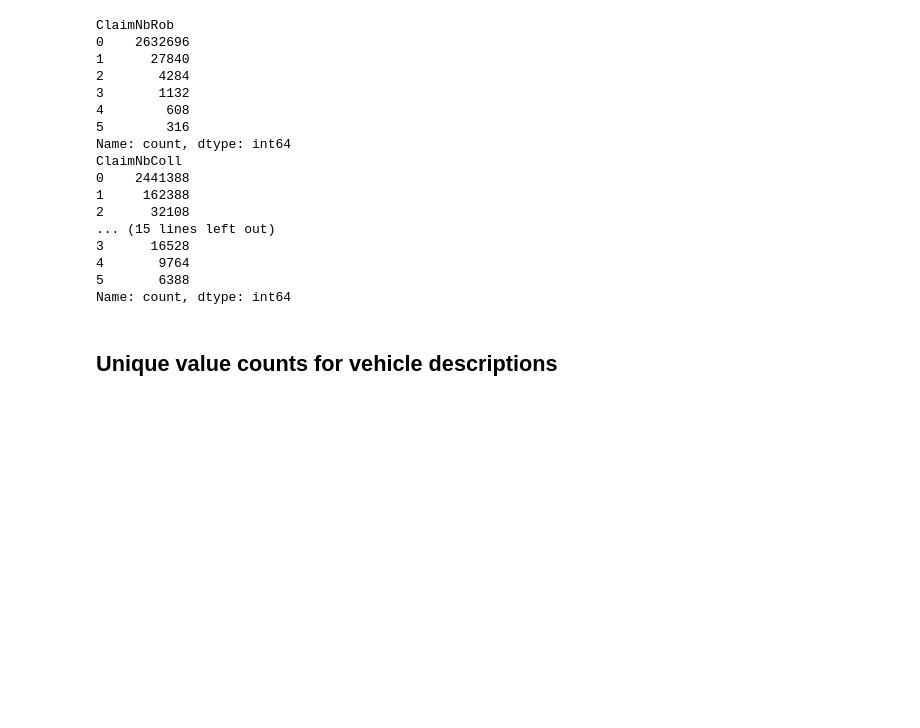
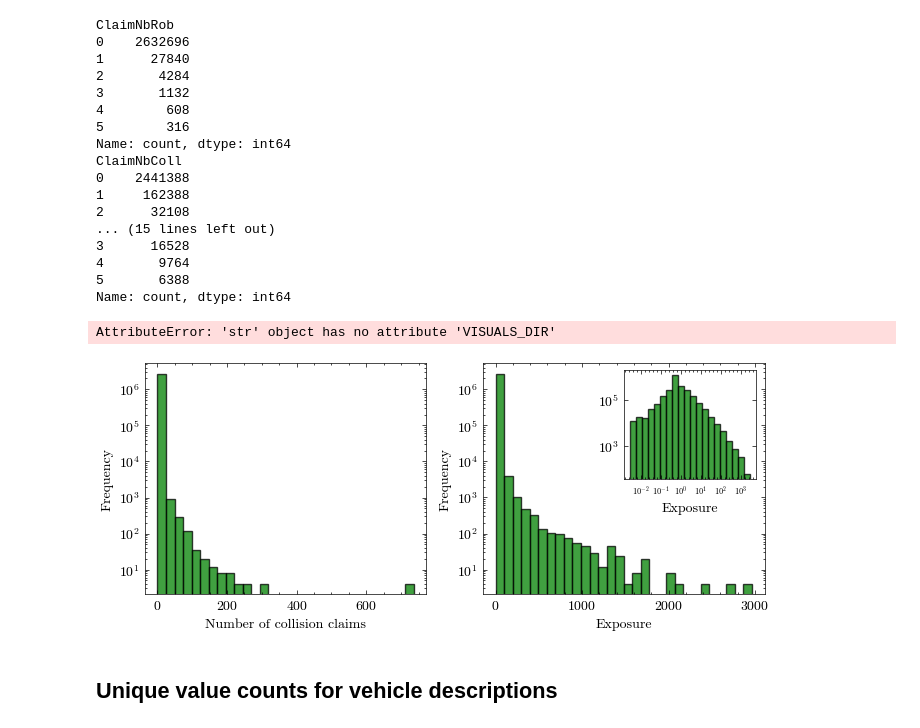
Before and after one commit to ckrapu/bayes-at-scale, a Jupyter notebook: 00-data-cleaning.ipynb, the cells around one changed output. Cells and saved outputs as stored; diff of their text form; code cells hidden in the pictures; blank space fills up the shorter version.

```diff
--- a/00-data-cleaning.ipynb
+++ b/00-data-cleaning.ipynb
@@ -126,6 +127,30 @@ ClaimNbColl
 4       9764
 5       6388
 Name: count, dtype: int64
+# %%
+# Make histogram of ClaimNbColl with log10 scale on y-axis
+
+fig, axes = plt.subplots(1, 2, figsize=(8, 3))
+axes[0].hist(df['ClaimNbColl'], bins=30, log=True, edgecolor='k', color='g', alpha=0.75)
+axes[0].set_ylabel('Frequency'), axes[0].set_xlabel('Number of collision claims')
+
+axes[1].hist(df['ExposTotal'], bins=30, log=True, edgecolor='k', color='g', alpha=0.75)
+axes[1].set_xlabel('Exposure'), axes[1].set_ylabel('Frequency')
+
+
+# Add inset axes to second plot showing log10 exposure distribution
+axins = axes[1].inset_axes([0.5, 0.5, 0.47, 0.47])
+axins.hist(np.log10(df.query('ExposTotal > 0')['ExposTotal']), bins=20, log=True, edgecolor='k', color='g', alpha=0.75)
+
+# For the inset set the xticks at -2 up to 3 and label with 10^-2 up to 10^3
+axins.set_xticks(np.arange(-2, 4))
+axins.set_xticklabels([f'$10^{{{x}}}$' for x in np.arange(-2, 4)], fontsize=6)
+axins.set_xlabel('Exposure')
+
+plt.savefig(os.path.join(c.VISUALS_DIR, 'brvehins-hist.png'), dpi=400, bbox_inches='tight')
+# %% [output]
+AttributeError: 'str' object has no attribute 'VISUALS_DIR'
+[figure, added]
 # %% [markdown]
 ## Unique value counts for vehicle descriptions
 # %%
```
Also changed, not shown: parts of 7 cells of this notebook, 4 other files.
